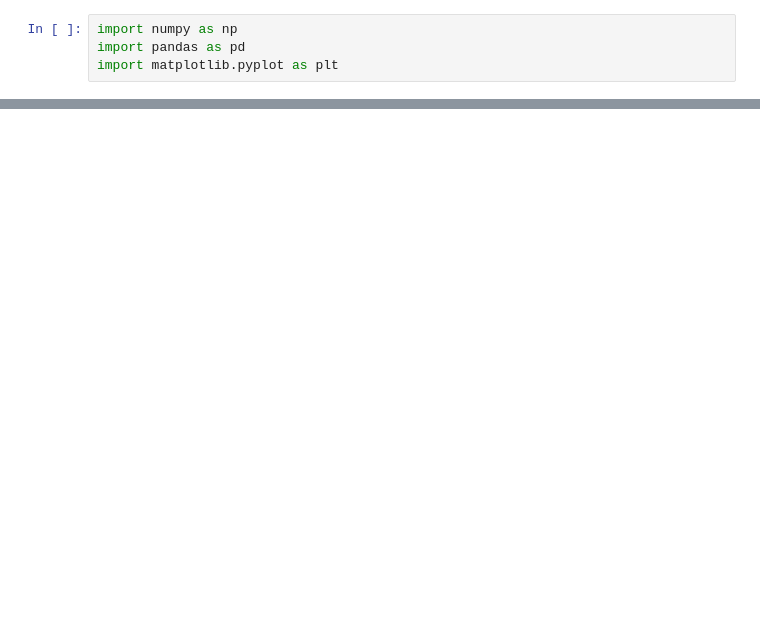
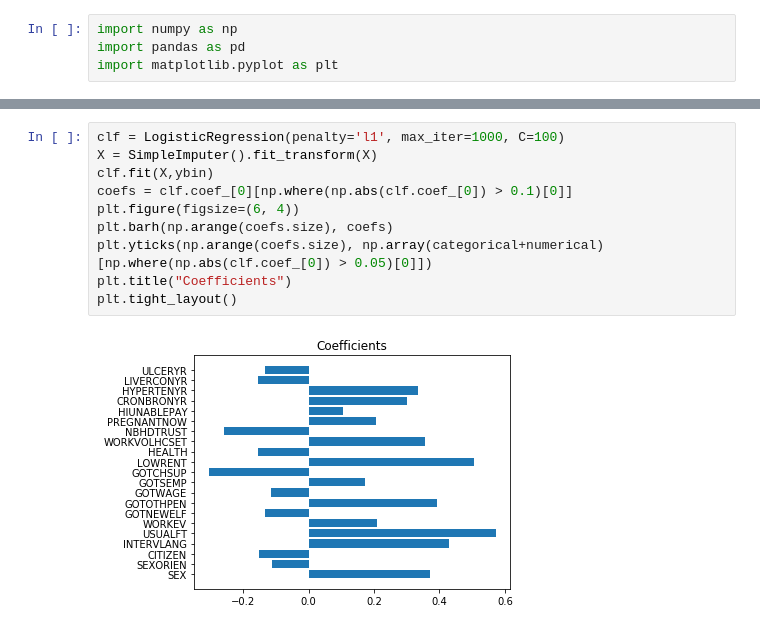
Before and after one commit to kchawla-pi/nhis-analysis, a Jupyter notebook: nhis.ipynb, the cells around one changed output, grey strips where cells are left out. Saved outputs shown, nothing was run; the diff lists cells and outputs as text; blank space fills up the shorter version.

```diff
--- a/nhis.ipynb
+++ b/nhis.ipynb
@@ -167,0 +251,12 @@ full_missing = (X.count() == 0).sum()
+# %%
+clf = LogisticRegression(penalty='l1', max_iter=1000, C=100)
+X = SimpleImputer().fit_transform(X)
+clf.fit(X,ybin)
+coefs = clf.coef_[0][np.where(np.abs(clf.coef_[0]) > 0.1)[0]]
+plt.figure(figsize=(6, 4))
+plt.barh(np.arange(coefs.size), coefs)
+plt.yticks(np.arange(coefs.size), np.array(categorical+numerical)[np.where(np.abs(clf.coef_[0]) > 0.05)[0]])
+plt.title("Coefficients")
+plt.tight_layout()
+# %% [output]
+[figure, added]
```
Also changed, not shown: parts of 21 cells of this notebook.
